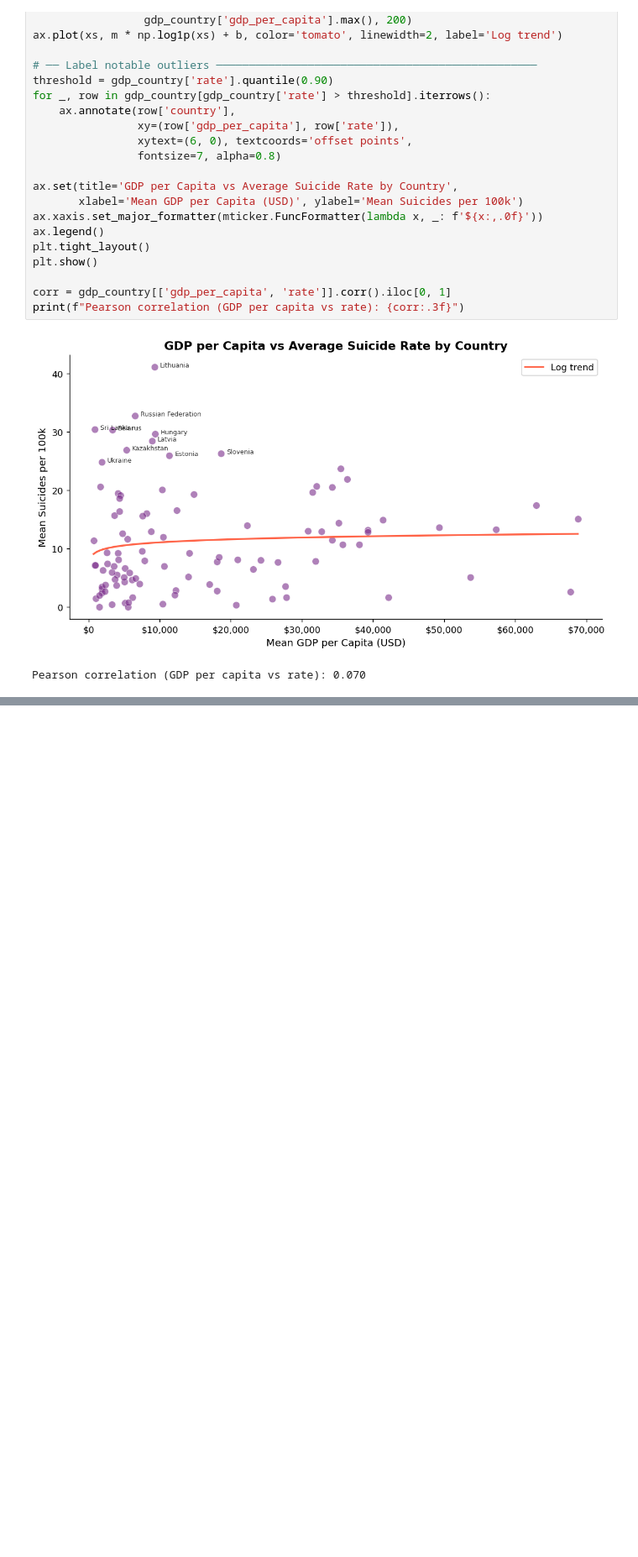
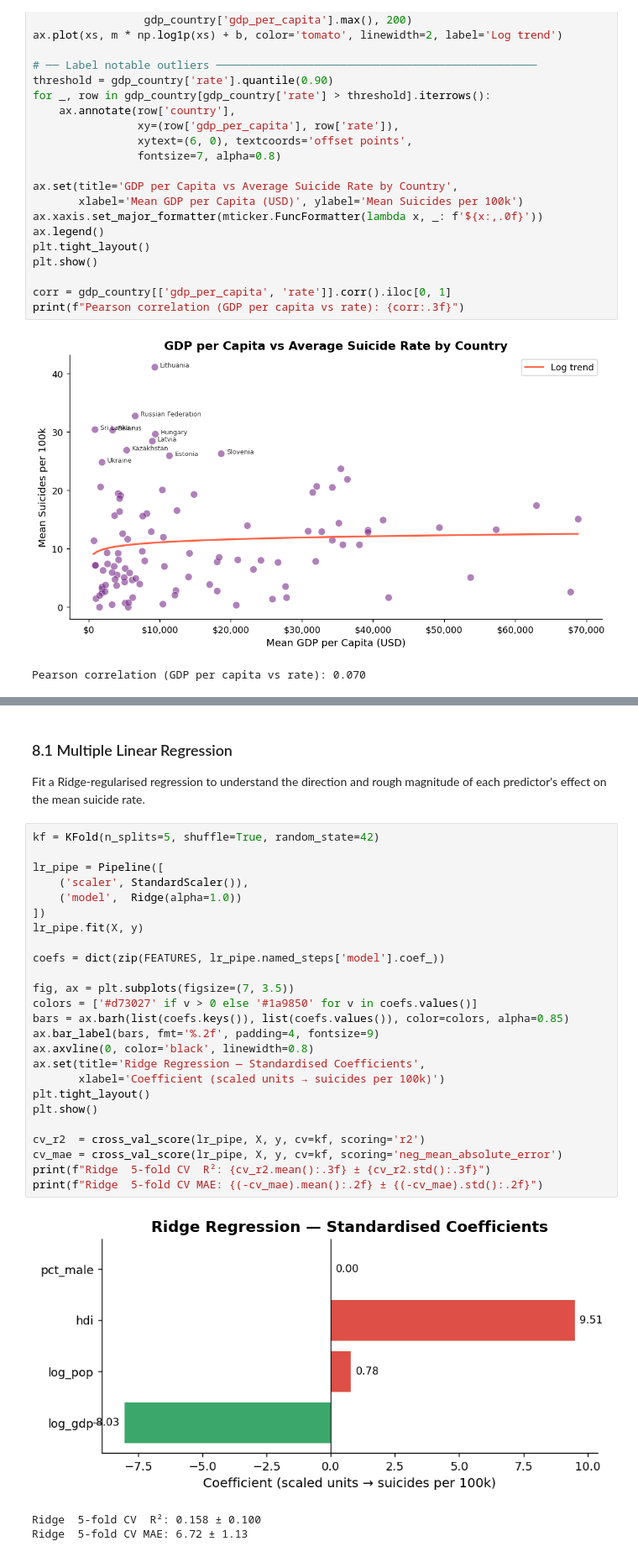
Before and after one commit to MustafaKaanKoc/Reproducible-Research-Term-Project, a Jupyter notebook: suicide_rates_initial_eda.ipynb, the cells around one changed output, grey strips where cells are left out. Shown at 84% size. Saved outputs shown, nothing was run; the diff lists cells and outputs as text; blank space fills up the shorter version.

Commit message:
some modelling

```diff
--- a/suicide_rates_initial_eda.ipynb
+++ b/suicide_rates_initial_eda.ipynb
@@ -335,0 +394,33 @@ Pearson correlation (GDP per capita vs rate): 0.070
+# %% [markdown]
+### 8.1 Multiple Linear Regression
+Fit a Ridge-regularised regression to understand the direction and
+rough magnitude of each predictor's effect on the mean suicide rate.
+# %%
+kf = KFold(n_splits=5, shuffle=True, random_state=42)
+
+lr_pipe = Pipeline([
+    ('scaler', StandardScaler()),
+    ('model',  Ridge(alpha=1.0))
+])
+lr_pipe.fit(X, y)
+
+coefs = dict(zip(FEATURES, lr_pipe.named_steps['model'].coef_))
+
+fig, ax = plt.subplots(figsize=(7, 3.5))
+colors = ['#d73027' if v > 0 else '#1a9850' for v in coefs.values()]
+bars = ax.barh(list(coefs.keys()), list(coefs.values()), color=colors, alpha=0.85)
+ax.bar_label(bars, fmt='%.2f', padding=4, fontsize=9)
+ax.axvline(0, color='black', linewidth=0.8)
+ax.set(title='Ridge Regression — Standardised Coefficients',
+       xlabel='Coefficient (scaled units → suicides per 100k)')
+plt.tight_layout()
+plt.show()
+
+cv_r2  = cross_val_score(lr_pipe, X, y, cv=kf, scoring='r2')
+cv_mae = cross_val_score(lr_pipe, X, y, cv=kf, scoring='neg_mean_absolute_error')
+print(f"Ridge  5-fold CV  R²: {cv_r2.mean():.3f} ± {cv_r2.std():.3f}")
+print(f"Ridge  5-fold CV MAE: {(-cv_mae).mean():.2f} ± {(-cv_mae).std():.2f}")
+# %% [output]
+[figure, added]
+Ridge  5-fold CV  R²: 0.158 ± 0.100
+Ridge  5-fold CV MAE: 6.72 ± 1.13
```
Also changed, not shown: parts of 6 cells of this notebook.
